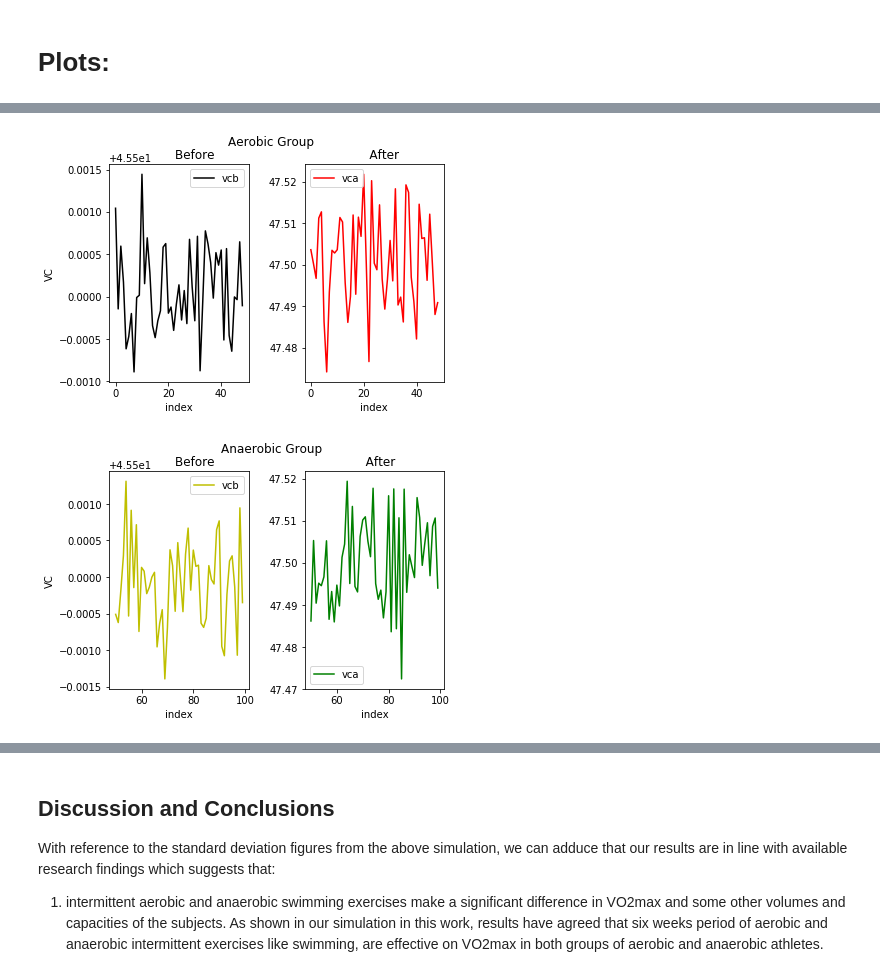
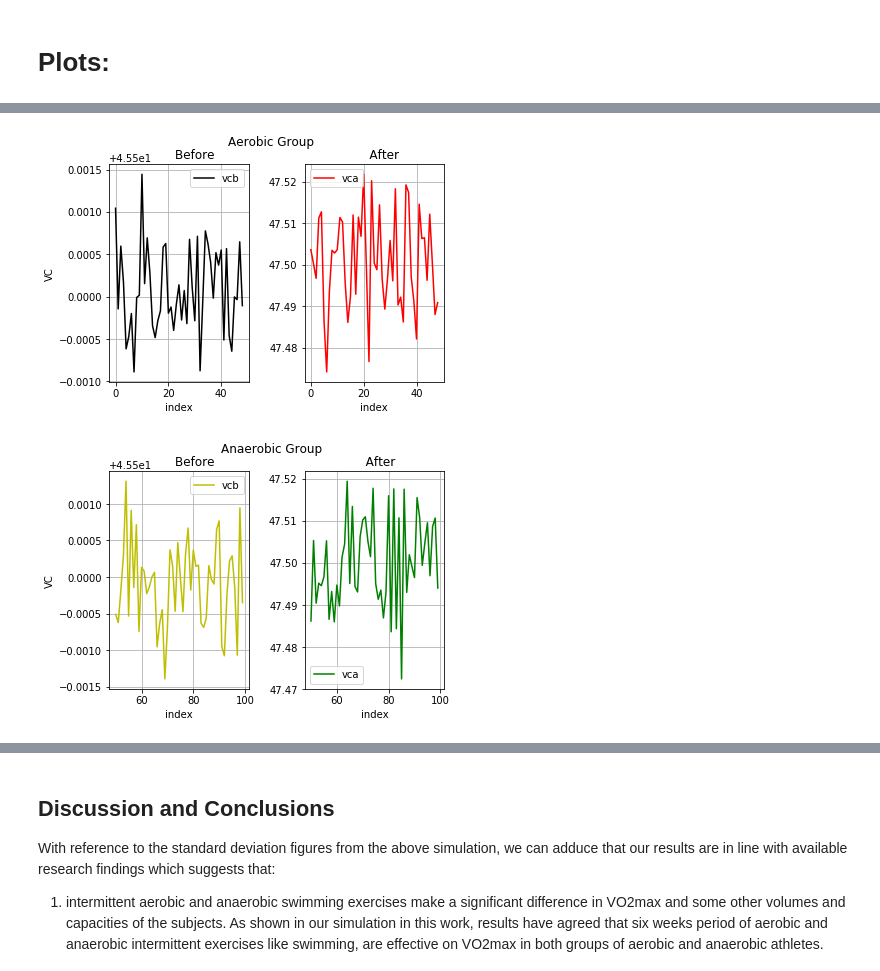
Before and after one commit to dewaledr/PDAproject, a Jupyter notebook: PDAfinalproject.ipynb, the cells around one changed output, grey strips where cells are left out. Saved outputs shown, nothing was run; the diff lists cells and outputs as text; code cells hidden in the pictures.

```diff
--- a/PDAfinalproject.ipynb
+++ b/PDAfinalproject.ipynb
@@ -288,37 +295,41 @@ plt.ylabel("VC")
 
 vcDatab[:49].plot(color='k')
 plt.legend()
+plt.grid()
 
 # After - Row 1, col 2 = 2 of 2
 plt.subplot(1, 2, 2)
 plt.title("     After")
 plt.xlabel("index")
 vcDataa[:49].plot(color='r')
 plt.legend()
+plt.grid()
 plt.suptitle('Aerobic Group')
 plt.subplots_adjust(left=None, bottom=None, right=None, top=None, wspace=0.4, hspace=0.4)
 plt.show()
 
 ##===
 plt.subplot(1, 2, 1)
 plt.title("        Before")
 plt.xlabel("index")
 plt.ylabel("VC")
 vcDatab[50:].plot(color='y')
 plt.legend()
+plt.grid()
 
 # After - Row 1, col 2 = 2 of 2
 plt.subplot(1, 2, 2)
 plt.title("   After")
 plt.xlabel("index")
 vcDataa[50:].plot(color='g')
 plt.legend()
+plt.grid()
 plt.suptitle('Anaerobic Group')
 plt.subplots_adjust(left=None, bottom=None, right=None, top=None, wspace=0.4, hspace=0.4)
 plt.show()
 # %% [output]
-[figure, old version]
+[figure, new version]
-[figure, old version]
+[figure, new version]
 # %%
 import matplotlib.pyplot as plt
 
```
Also changed, not shown: parts of 5 cells of this notebook.
